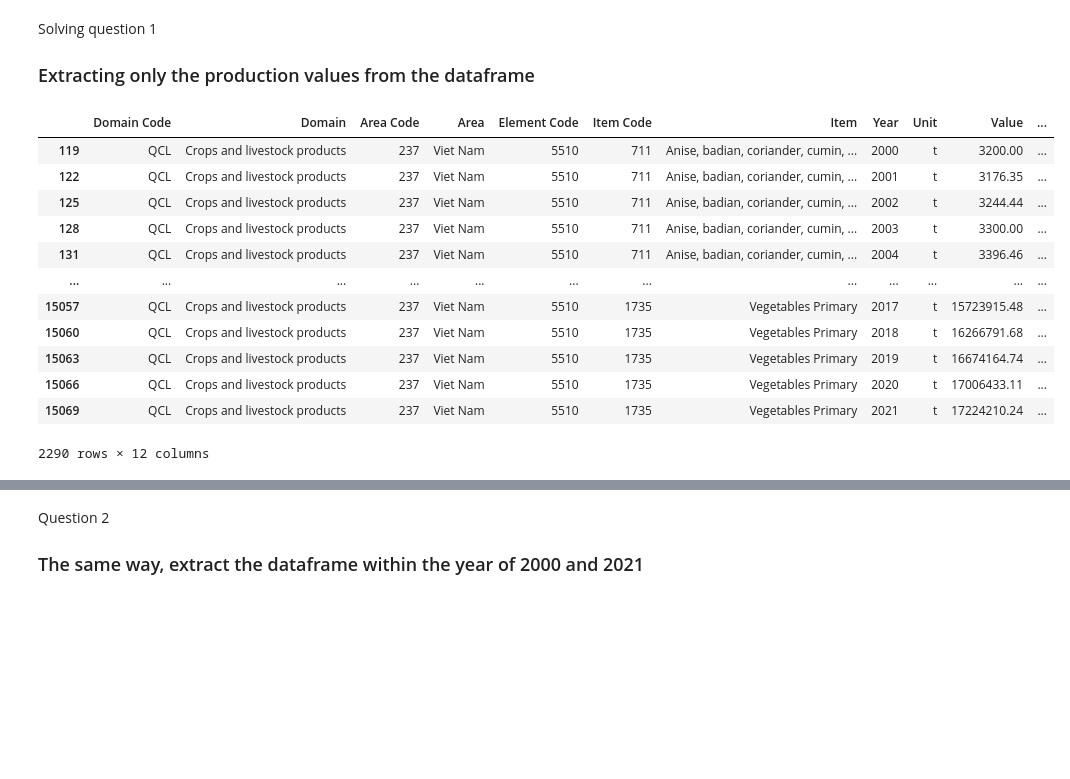
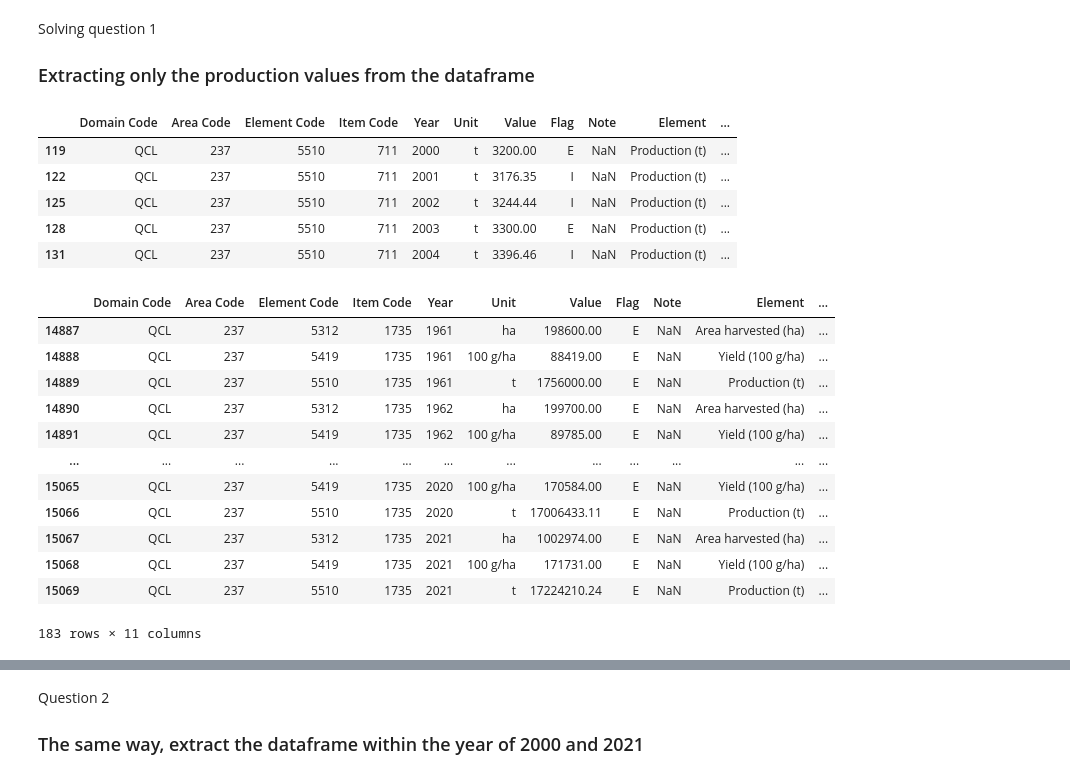
Before and after one commit to DunQua/-Intro2DS-Final-Seminar, a Jupyter notebook: source_code/04_data_discovery.ipynb, the cells around one changed output, grey strips where cells are left out. Saved outputs shown, nothing was run; the diff lists cells and outputs as text; code cells hidden in the pictures; blank space fills up the shorter version.

```diff
--- a/source_code/04_data_discovery.ipynb
+++ b/source_code/04_data_discovery.ipynb
@@ -9,6 +9,6 @@ import seaborn as sbn
 # %% [markdown]
 ### Read raw data that we have collected
 # %%
-processed_df=pd.read_csv("../data/processed/processed_data.csv")
+processed_df=pd.read_csv("../data/processed/preprocess_QCL.csv")
 processed_df
 # %% [output]
@@ -33,21 +33,35 @@ With the dataframe we have, we shall make 2 questions regarding to discovery of
 # %% [markdown]
 Solving question 1
 ### Extracting only the production values from the dataframe
+# %%
+element_name = pd.read_csv("../data/external/element_code.csv")
+item_name = pd.read_csv("../data/external/item_code.csv")
+processed_df = processed_df.merge(element_name, how= 'left', on= 'Element Code')
+processed_df = processed_df.merge(item_name, how= 'left', on= 'Item Code')
 # %%
-processed_df_production=processed_df[processed_df['Element']== 'Production'][processed_df['Year'].between(2000, 2021)]
-processed_df_production.drop(columns=['Element'])
+processed_df_production=processed_df[(processed_df['Element Code']== 5510) | (processed_df['Element Code']== 5513)][processed_df['Year'].between(2000, 2021)]
+processed_df_production.head()
 # %% [output]
-|  | Domain Code | Domain | Area Code | Area | Element Code | Item Code | Item | Year | Unit | Value | ... |
-| 119 | QCL | Crops and livestock products | 237 | Viet Nam | 5510 | 711 | Anise, badian, coriander, cumin, ... | 2000 | t | 3200.00 | ... |
-| 122 | QCL | Crops and livestock products | 237 | Viet Nam | 5510 | 711 | Anise, badian, coriander, cumin, ... | 2001 | t | 3176.35 | ... |
-| 125 | QCL | Crops and livestock products | 237 | Viet Nam | 5510 | 711 | Anise, badian, coriander, cumin, ... | 2002 | t | 3244.44 | ... |
-| 128 | QCL | Crops and livestock products | 237 | Viet Nam | 5510 | 711 | Anise, badian, coriander, cumin, ... | 2003 | t | 3300.00 | ... |
-| 131 | QCL | Crops and livestock products | 237 | Viet Nam | 5510 | 711 | Anise, badian, coriander, cumin, ... | 2004 | t | 3396.46 | ... |
-| ... | ... | ... | ... | ... | ... | ... | ... | ... | ... | ... | ... |
-| 15057 | QCL | Crops and livestock products | 237 | Viet Nam | 5510 | 1735 | Vegetables Primary | 2017 | t | 15723915.48 | ... |
-| 15060 | QCL | Crops and livestock products | 237 | Viet Nam | 5510 | 1735 | Vegetables Primary | 2018 | t | 16266791.68 | ... |
-| 15063 | QCL | Crops and livestock products | 237 | Viet Nam | 5510 | 1735 | Vegetables Primary | 2019 | t | 16674164.74 | ... |
-| 15066 | QCL | Crops and livestock products | 237 | Viet Nam | 5510 | 1735 | Vegetables Primary | 2020 | t | 17006433.11 | ... |
-| 15069 | QCL | Crops and livestock products | 237 | Viet Nam | 5510 | 1735 | Vegetables Primary | 2021 | t | 17224210.24 | ... |
+|  | Domain Code | Area Code | Element Code | Item Code | Year | Unit | Value | Flag | Note | Element | ... |
+| 119 | QCL | 237 | 5510 | 711 | 2000 | t | 3200.00 | E | NaN | Production (t) | ... |
+| 122 | QCL | 237 | 5510 | 711 | 2001 | t | 3176.35 | I | NaN | Production (t) | ... |
+| 125 | QCL | 237 | 5510 | 711 | 2002 | t | 3244.44 | I | NaN | Production (t) | ... |
+| 128 | QCL | 237 | 5510 | 711 | 2003 | t | 3300.00 | E | NaN | Production (t) | ... |
+| 131 | QCL | 237 | 5510 | 711 | 2004 | t | 3396.46 | I | NaN | Production (t) | ... |
-2290 rows × 12 columns
+# %%
+processed_df[processed_df['Item Code'] == 1735]
+# %% [output]
+|  | Domain Code | Area Code | Element Code | Item Code | Year | Unit | Value | Flag | Note | Element | ... |
+| 14887 | QCL | 237 | 5312 | 1735 | 1961 | ha | 198600.00 | E | NaN | Area harvested (ha) | ... |
+| 14888 | QCL | 237 | 5419 | 1735 | 1961 | 100 g/ha | 88419.00 | E | NaN | Yield (100 g/ha) | ... |
+| 14889 | QCL | 237 | 5510 | 1735 | 1961 | t | 1756000.00 | E | NaN | Production (t) | ... |
+| 14890 | QCL | 237 | 5312 | 1735 | 1962 | ha | 199700.00 | E | NaN | Area harvested (ha) | ... |
+| 14891 | QCL | 237 | 5419 | 1735 | 1962 | 100 g/ha | 89785.00 | E | NaN | Yield (100 g/ha) | ... |
+| ... | ... | ... | ... | ... | ... | ... | ... | ... | ... | ... | ... |
+| 15065 | QCL | 237 | 5419 | 1735 | 2020 | 100 g/ha | 170584.00 | E | NaN | Yield (100 g/ha) | ... |
+| 15066 | QCL | 237 | 5510 | 1735 | 2020 | t | 17006433.11 | E | NaN | Production (t) | ... |
+| 15067 | QCL | 237 | 5312 | 1735 | 2021 | ha | 1002974.00 | E | NaN | Area harvested (ha) | ... |
+| 15068 | QCL | 237 | 5419 | 1735 | 2021 | 100 g/ha | 171731.00 | E | NaN | Yield (100 g/ha) | ... |
+| 15069 | QCL | 237 | 5510 | 1735 | 2021 | t | 17224210.24 | E | NaN | Production (t) | ... |
+183 rows × 11 columns
 # %%
```
Also changed, not shown: parts of 5 cells of this notebook, 7 other files.
